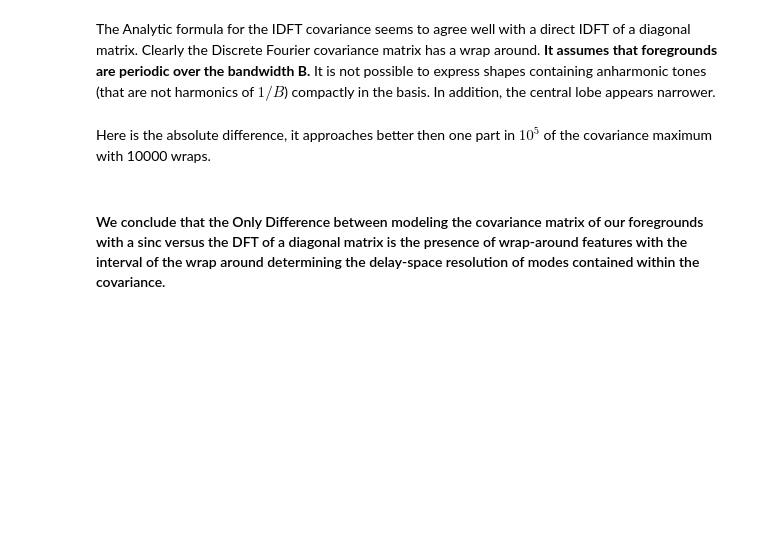
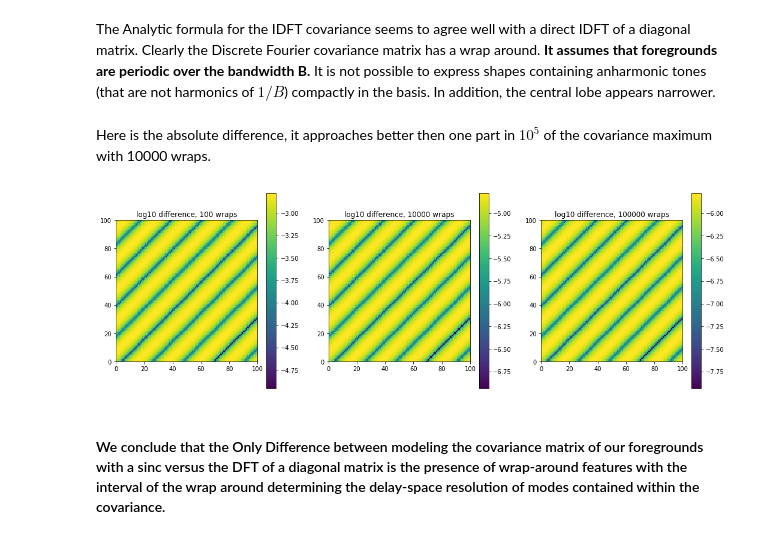
Before and after one commit to HERA-Team/uvtools, a Jupyter notebook: examples/linear_clean_demo.ipynb, the cells around one changed output. Cells and saved outputs as stored; diff of their text form; code cells hidden in the pictures; blank space fills up the shorter version.

```diff
--- a/examples/linear_clean_demo.ipynb
+++ b/examples/linear_clean_demo.ipynb
@@ -230,31 +230,33 @@ Here is the absolute difference, it approaches better then one part in $10^5$ of
 # %%
 approximations = [ dspec.sinc_downweight_mat_inv(NF, DF, filter_centers=[0.],
                                         filter_widths=[FILTER_WIDTH],
-                                        filter_factors = [1.], nwraps = n,
+                                        filter_factors = [1.], nwraps = n, wrap_interval = 1,
                                         wrap = True, no_regularization = True) for n in [100, 10000, 100000]]
 
 
 fig, axarr = plt.subplots(1,3)
 
 plt.sca(axarr[0])
 plt.pcolor(np.log10(np.abs(dft_cov-approximations[0])))
 plt.gca().set_aspect('equal')
 plt.title('log10 difference, 100 wraps')
 plt.colorbar()
 
 plt.sca(axarr[1])
 plt.pcolor(np.log10(np.abs(dft_cov-approximations[1])))
 plt.gca().set_aspect('equal')
 plt.title('log10 difference, 10000 wraps')
 plt.colorbar()
 
 plt.sca(axarr[2])
 plt.pcolor(np.log10(np.abs(dft_cov-approximations[2])))
 plt.gca().set_aspect('equal')
 plt.title('log10 difference, 100000 wraps')
 plt.colorbar()
 
 plt.gcf().set_size_inches(18,6)
+# %% [output]
+[figure, added]
 # %% [markdown]
 #### We conclude that the Only Difference between modeling the covariance matrix of our foregrounds with a sinc versus the DFT of a diagonal matrix is the presence of wrap-around features with the interval of the wrap around determining the delay-space resolution of modes contained within the covariance.
 # %% [markdown]
```
Also changed, not shown: parts of 7 cells of this notebook.
